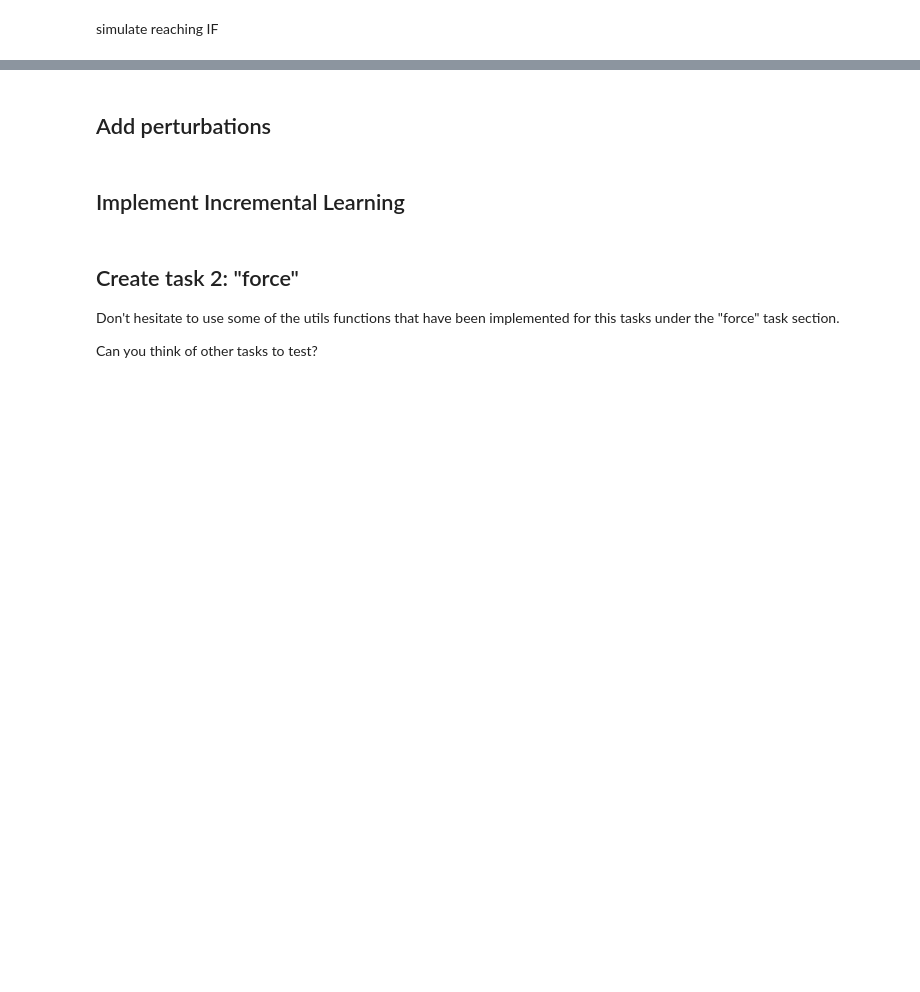
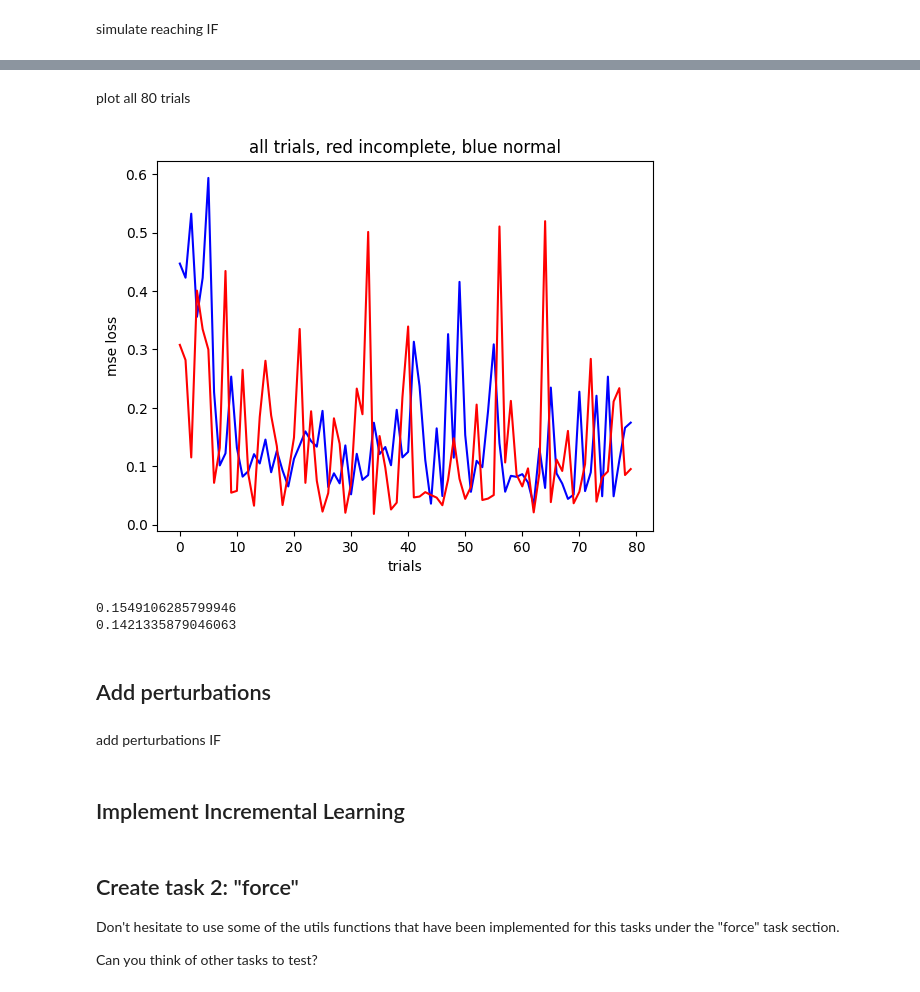
Before and after one commit to alxdofficial/out-of-manifold-learning, a Jupyter notebook: motor_RNN.ipynb, the cells around one changed output, grey strips where cells are left out. Saved outputs shown, nothing was run; the diff lists cells and outputs as text; code cells hidden in the pictures; blank space fills up the shorter version.

```diff
--- a/motor_RNN.ipynb
+++ b/motor_RNN.ipynb
@@ -990,3 +1023,19 @@ print(np.mean(reaching_loss_IF[80:]))
+# %% [markdown]
+plot all 80 trials
+# %%
+plt.plot(reaching_loss,'b')
+plt.plot(reaching_loss_IF,'r')
+plt.xlabel("trials")
+plt.ylabel("mse loss")
+plt.title("all trials, red incomplete, blue normal")
+plt.show()
+
+print(np.mean(reaching_loss))
+print(np.mean(reaching_loss_IF))
+# %% [output]
+[figure, added]
+0.1549106285799946
+0.1421335879046063
 # %% [markdown]
 ## Add perturbations
 # %%
@@ -1030,0 +1076,2 @@ cost_outside = get_cost(result_outside,target[:,pulse_length:,:],order)
+# %% [markdown]
+add perturbations IF
```
Also changed, not shown: parts of 11 cells of this notebook, 2 other files.
